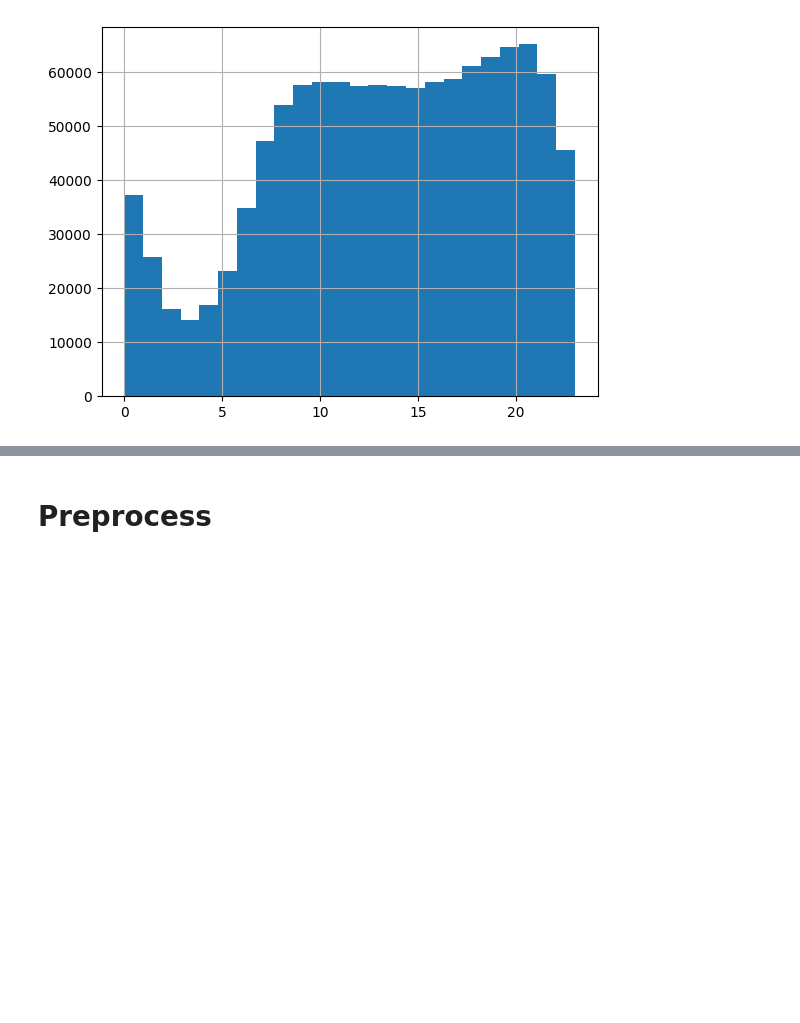
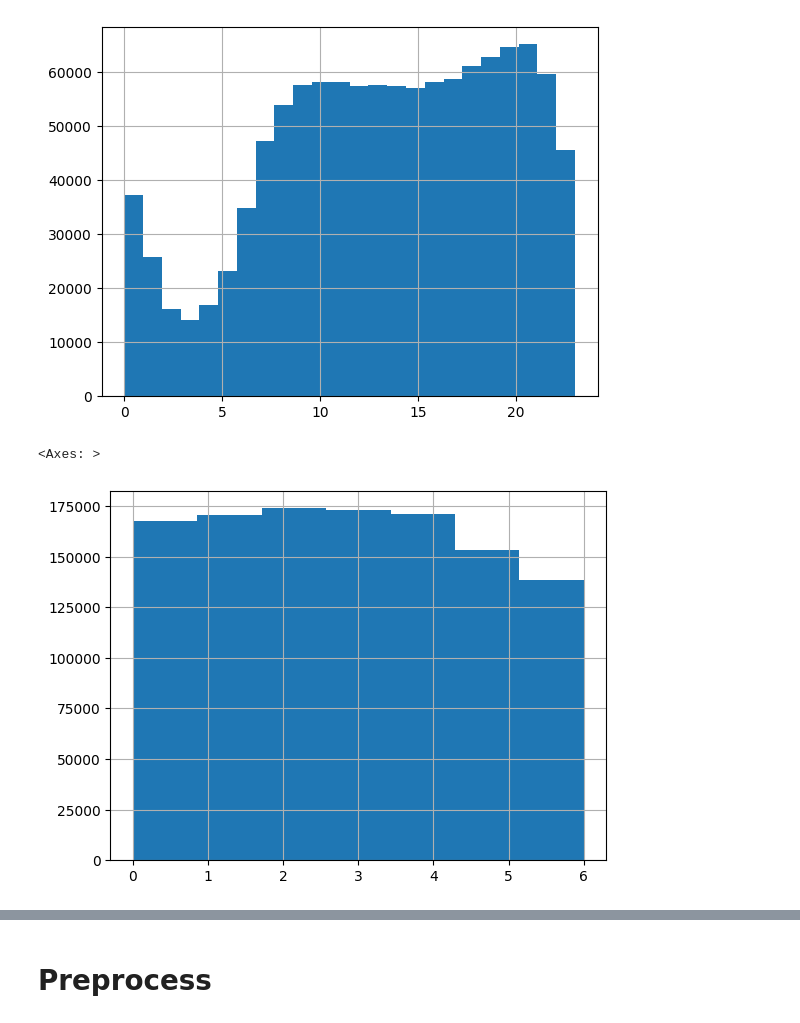
Before and after one commit to EgorChernov5/VILLKA, a Jupyter notebook: notebooks/preprocessing.ipynb, the cells around one changed output, grey strips where cells are left out. Saved outputs shown, nothing was run; the diff lists cells and outputs as text; code cells hidden in the pictures; blank space fills up the shorter version.

```diff
--- a/notebooks/preprocessing.ipynb
+++ b/notebooks/preprocessing.ipynb
@@ -669,3 +647,8 @@ history_ds["hour"].hist(bins=24)
 # %% [output]
 <Axes: >
 [figure]
+# %%
+history_ds["weekday"].hist(bins=7)
+# %% [output]
+<Axes: >
+[figure, added]
```
Also changed, not shown: parts of 9 cells of this notebook.
